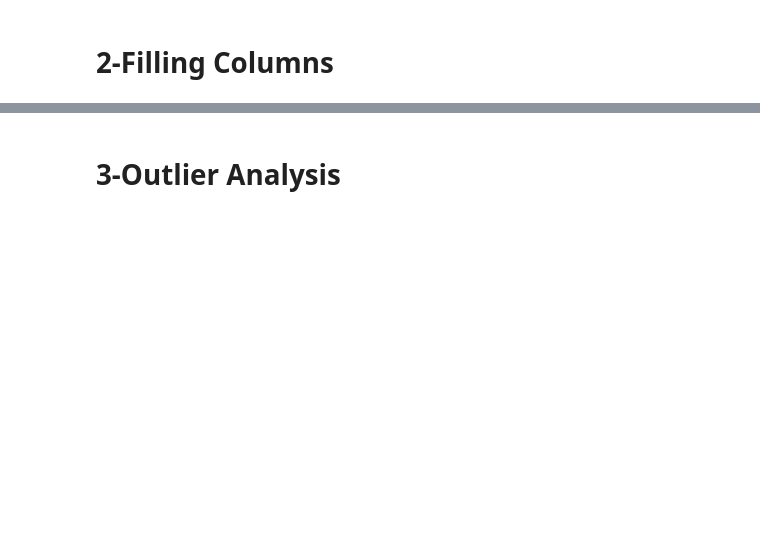
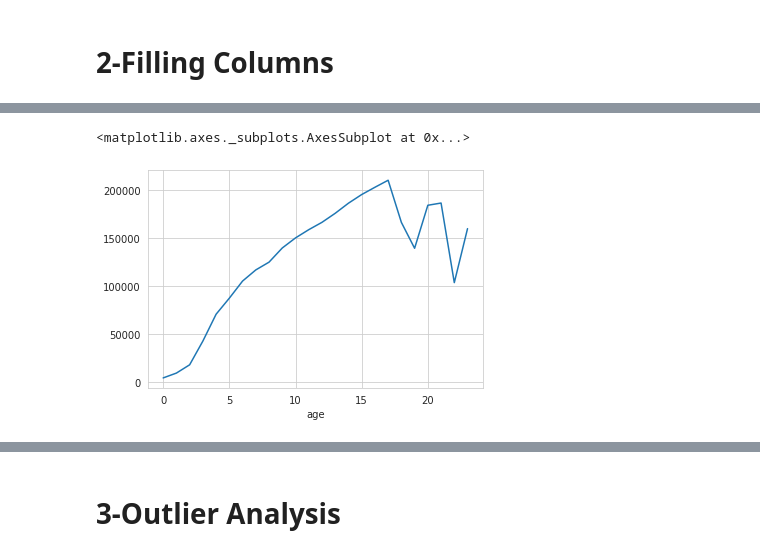
Before and after one commit to fidanfatih/Pycoders_Capstone, a Jupyter notebook: Pycoders_AutoScout.ipynb, the cells around one changed output, grey strips where cells are left out. Drawn from its saved outputs; the diff is of its cells as text; code cells hidden in the pictures; blank space fills up the shorter version.

```diff
--- a/Pycoders_AutoScout.ipynb
+++ b/Pycoders_AutoScout.ipynb
@@ -1608,0 +1767,2 @@ sns.heatmap(df.isnull(),yticklabels=False,cbar=False,cmap='viridis');
+# %%
+df.loc[df[df.age>22].index,'age']=23
@@ -1608,0 +1826,5 @@ sns.heatmap(df.isnull(),yticklabels=False,cbar=False,cmap='viridis');
+# %%
+df.groupby('age').mileage.mean().plot()
+# %% [output]
+<matplotlib.axes._subplots.AxesSubplot at 0x...>
+[figure, added]
```
Also changed, not shown: parts of 105 cells of this notebook.
